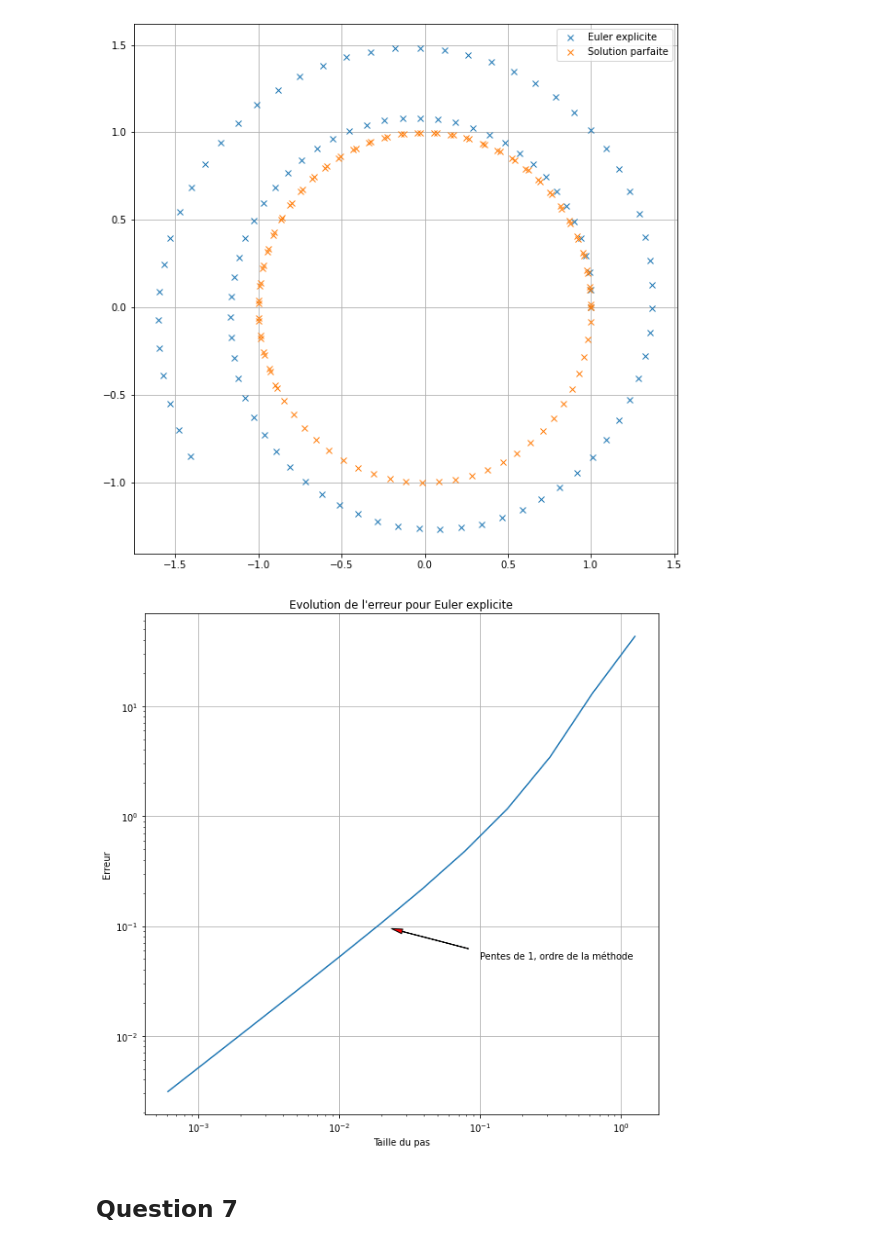
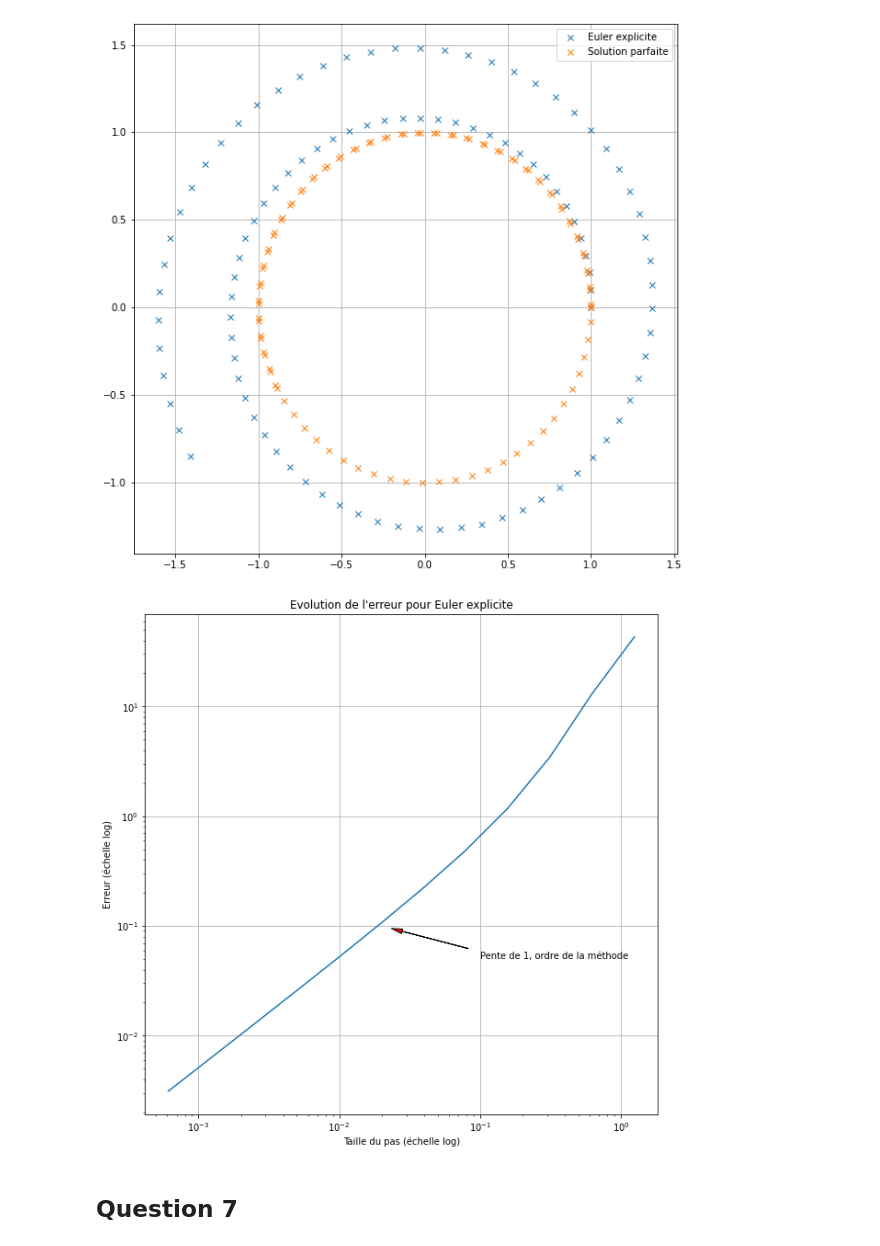
Before and after one commit to touchtar/projet-maths-info, a Jupyter notebook: Projet Beuzelin Ouchtar.ipynb, the cells around one changed output. Drawn from its saved outputs; the diff is of its cells as text; code cells hidden in the pictures.

```diff
--- a/Projet Beuzelin Ouchtar.ipynb
+++ b/Projet Beuzelin Ouchtar.ipynb
@@ -204,26 +207,32 @@ plt.show()
 # %%
 # Evolution de l'erreur et ordre du schéma Euler explicite.
 err_array = np.zeros(shape = (2,1), dtype=float)
 t_max = 10.0
 for i in range(3, 15):
+    # On teste la convergence sur un nombre de pas qui varie par puissances de 2 (choix arbitraire)
+    # sur l'equation différentielle du cercle.
     n_steps =int(2**i)
     delta_t = t_max/n_steps
+    # Résultat de Euler explicite.
     result = solve_euler_explicit(f_test, np.array([1.0, 0.0]), delta_t, 0.0, t_max)[1]
+    # Solution parfaite.
     result_perfect = test_perfect(np.array([1.0, 0.0]), delta_t, 0.0, t_max)[1]
-    err = np.abs(np.linalg.norm(np.array([result[0][-1],result[1][-1]])-np.array([result_perfect[0][-1],result_perfect[1][-1]])))
+    # Calcul de l'erreur avec le dernier point obtenu
+    err = np.abs(np.linalg.norm(np.array([result[0][-1], result[1][-1]])-np.array([result_perfect[0][-1], result_perfect[1][-1]])))
+    # On met les erreurs calculées pour chaque pas de temps dans un array pour plotter ensuite.
     err_array = np.column_stack([err_array, np.array([delta_t, err])])
 plt.plot(err_array[0][1:], err_array[1][1:], label='Explicite')
 plt.xscale('log')
 plt.yscale('log')
-plt.xlabel('Taille du pas')
-plt.ylabel('Erreur')
+plt.xlabel('Taille du pas (échelle log)')
+plt.ylabel('Erreur (échelle log)')
 plt.title("Evolution de l'erreur pour Euler explicite")
-plt.annotate('Pentes de 1, ordre de la méthode', xy=(0.02, 0.1), xytext=(0.1, 0.05),
+plt.annotate('Pente de 1, ordre de la méthode', xy=(0.02, 0.1), xytext=(0.1, 0.05),
              arrowprops = {'facecolor': 'red', 'shrink': 0.1, 'width': 0.1, 'headwidth': 5.0})
 plt.grid()
 plt.show()
 # %% [output]
-[figure, old version]
+[figure, new version]
 # %% [markdown]
 ## Question 7
 # %%
```
Also changed, not shown: parts of 12 cells of this notebook, 1 other file.
